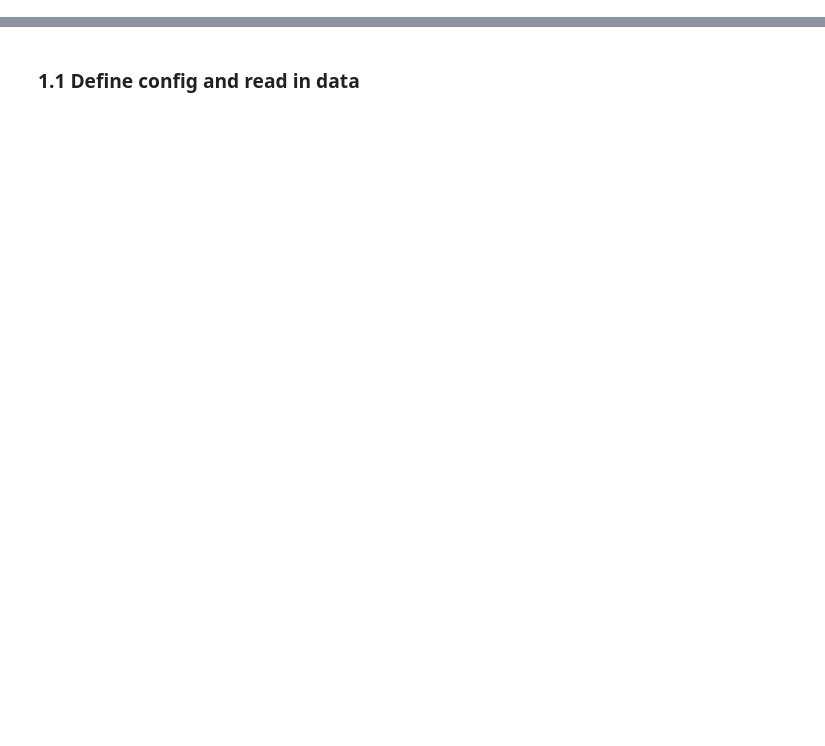
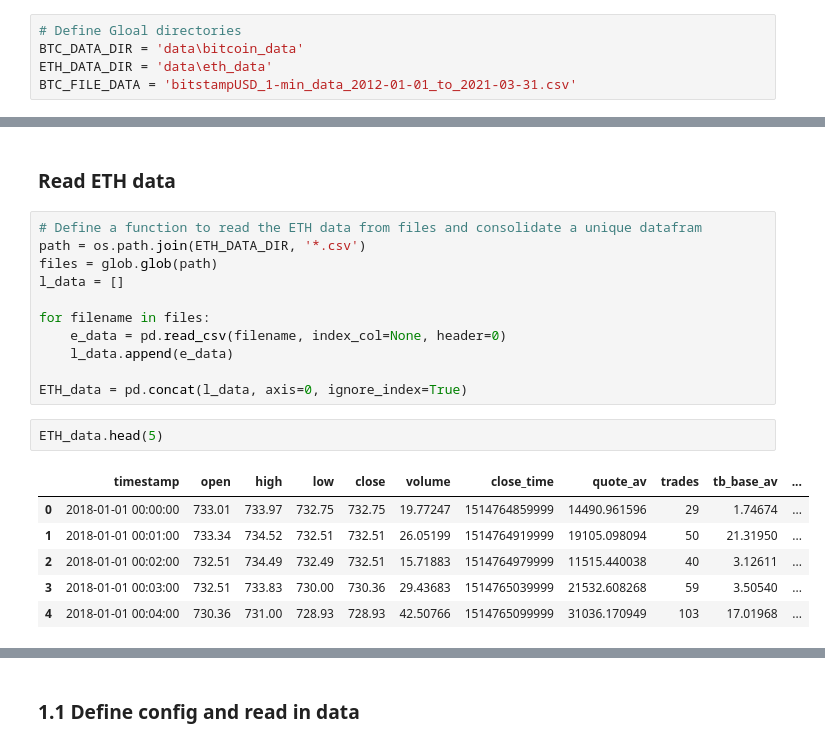
Before and after one commit to Fer-Bonilla/Udacity-Data-Engineering-capstone-project, a Jupyter notebook: capstone_project.ipynb, the cells around one changed output, grey strips where cells are left out. Drawn from its saved outputs; the diff is of its cells as text; blank space fills up the shorter version.

```diff
--- a/udacity-dend-project-capstone.ipynb
+++ b/capstone_project.ipynb
@@ -143,0 +82,5 @@ Project's data contains the following pieces:
+# %%
+# Define Gloal directories
+BTC_DATA_DIR = 'data\bitcoin_data'
+ETH_DATA_DIR = 'data\eth_data'
+BTC_FILE_DATA = 'bitstampUSD_1-min_data_2012-01-01_to_2021-03-31.csv'
@@ -143,0 +123,22 @@ Project's data contains the following pieces:
+# %% [markdown]
+### Read ETH data
+# %%
+# Define a function to read the ETH data from files and consolidate a unique datafram
+path = os.path.join(ETH_DATA_DIR, '*.csv')
+files = glob.glob(path)
+l_data = []
+
+for filename in files:
+    e_data = pd.read_csv(filename, index_col=None, header=0)
+    l_data.append(e_data)
+
+ETH_data = pd.concat(l_data, axis=0, ignore_index=True)
+# %%
+ETH_data.head(5)
+# %% [output]
+|  | timestamp | open | high | low | close | volume | close_time | quote_av | trades | tb_base_av | ... |
+| 0 | 2018-01-01 00:00:00 | 733.01 | 733.97 | 732.75 | 732.75 | 19.77247 | 1514764859999 | 14490.961596 | 29 | 1.74674 | ... |
+| 1 | 2018-01-01 00:01:00 | 733.34 | 734.52 | 732.51 | 732.51 | 26.05199 | 1514764919999 | 19105.098094 | 50 | 21.31950 | ... |
+| 2 | 2018-01-01 00:02:00 | 732.51 | 734.49 | 732.49 | 732.51 | 15.71883 | 1514764979999 | 11515.440038 | 40 | 3.12611 | ... |
+| 3 | 2018-01-01 00:03:00 | 732.51 | 733.83 | 730.00 | 730.36 | 29.43683 | 1514765039999 | 21532.608268 | 59 | 3.50540 | ... |
+| 4 | 2018-01-01 00:04:00 | 730.36 | 731.00 | 728.93 | 728.93 | 42.50766 | 1514765099999 | 31036.170949 | 103 | 17.01968 | ... |
```
Also changed, not shown: parts of 39 cells of this notebook, 3 other files.
